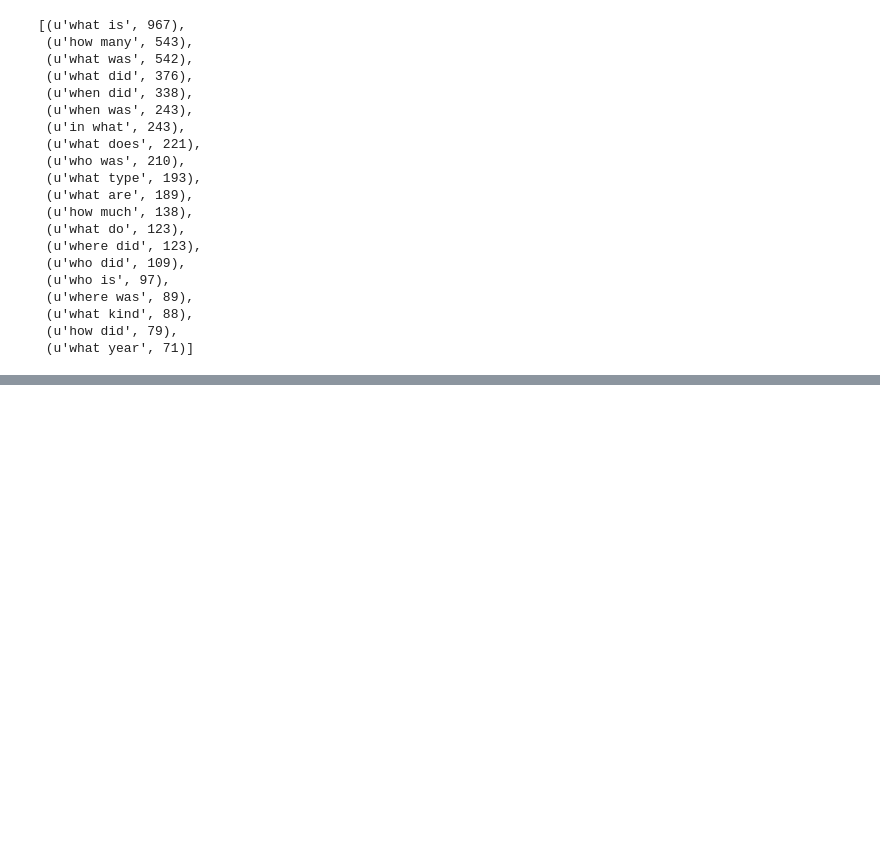
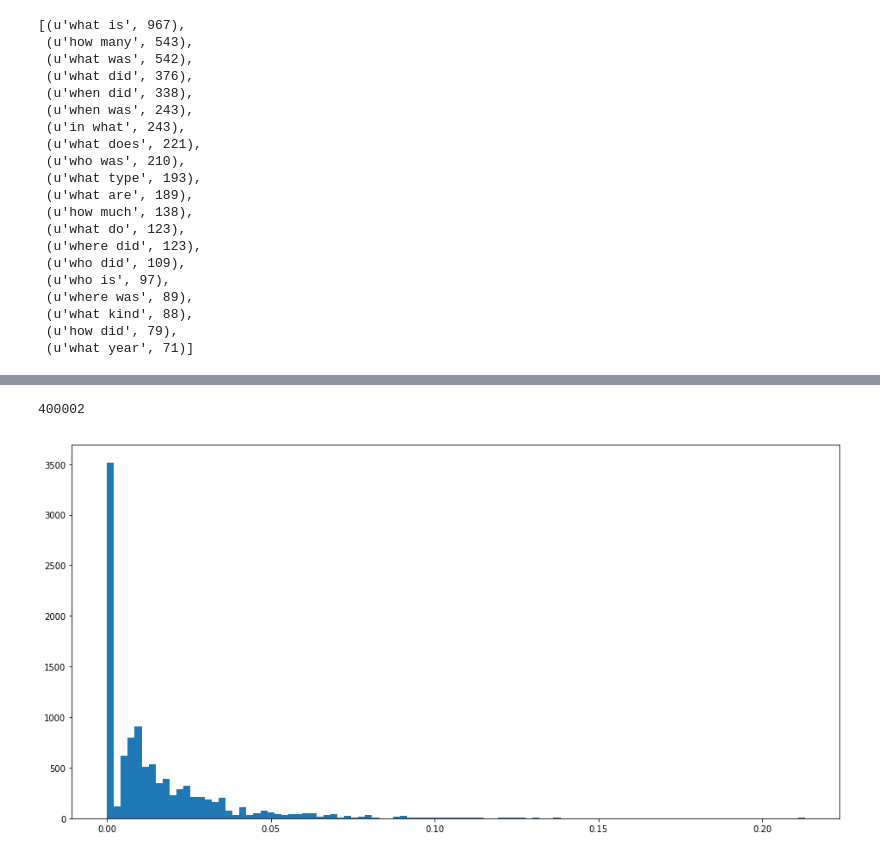
Before and after one commit to aiedward/SQuAD-1, a Jupyter notebook: code/analysis.ipynb, the cells around one changed output, grey strips where cells are left out. Cells and saved outputs as stored; diff of their text form; code cells hidden in the pictures; blank space fills up the shorter version.

```diff
--- a/code/analysis.ipynb
+++ b/code/analysis.ipynb
@@ -52,0 +116,17 @@ most_common_mask = [[q==x[0] for q in question_starts] for x in most_common]
+# %%
+_, word2id, _ = get_glove('../data/glove.6B.50d.txt', 50)
+vocab = set(word2id.keys())
+# %%
+len(vocab)
+# %% [output]
+400002
+# %%
+x = [sum(q in vocab for q in context_token)/float(len(context_token)) for context_token in context_token_data]
+oov_frac = 1 - np.array(x)
+
+fig = plt.figure()
+ax = fig.add_subplot(111)
+plt.hist(oov_frac, bins=100)
+plt.show()
+# %% [output]
+[figure, added]
```
Also changed, not shown: parts of 15 cells of this notebook, 9 other files.
